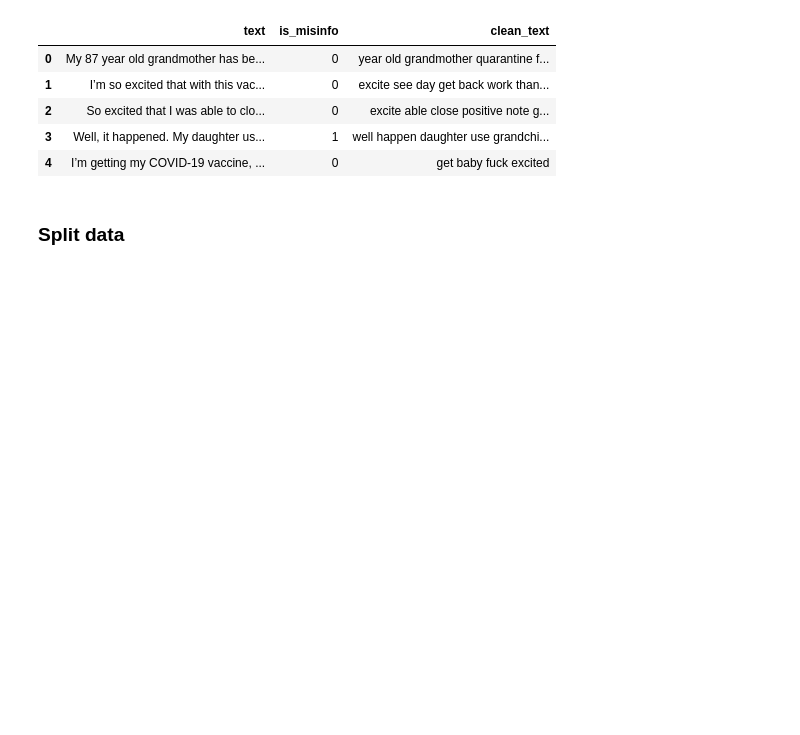
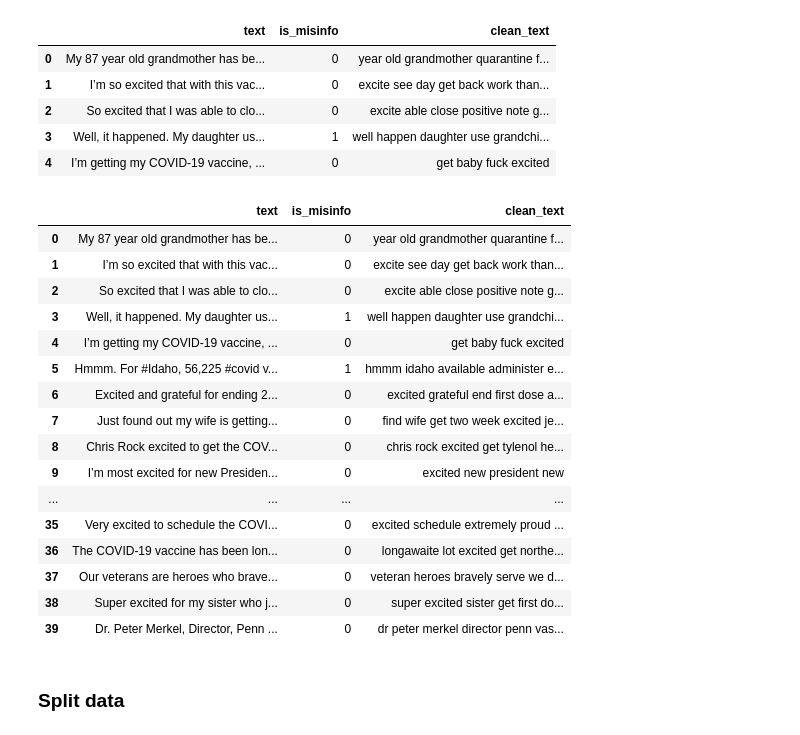
Before and after one commit to seannjk/portfolio_seanng, a Jupyter notebook: capstone/notebooks/2_Baseline Model .ipynb, the cells around one changed output. Saved outputs shown, nothing was run; the diff lists cells and outputs as text; code cells hidden in the pictures; blank space fills up the shorter version.

```diff
--- a/capstone/notebooks/2_Baseline Model .ipynb
+++ b/capstone/notebooks/2_Baseline Model .ipynb
@@ -156,6 +156,26 @@ df.head()
 | 2 | So excited that I was able to clo... | 0 | excite able close positive note g... |
 | 3 | Well, it happened. My daughter us... | 1 | well happen daughter use grandchi... |
 | 4 | I’m getting my COVID-19 vaccine, ... | 0 | get baby fuck excited |
+# %%
+df.head(40)
+# %% [output]
+|  | text | is_misinfo | clean_text |
+| 0 | My 87 year old grandmother has be... | 0 | year old grandmother quarantine f... |
+| 1 | I’m so excited that with this vac... | 0 | excite see day get back work than... |
+| 2 | So excited that I was able to clo... | 0 | excite able close positive note g... |
+| 3 | Well, it happened. My daughter us... | 1 | well happen daughter use grandchi... |
+| 4 | I’m getting my COVID-19 vaccine, ... | 0 | get baby fuck excited |
+| 5 | Hmmm. For #Idaho, 56,225 #covid v... | 1 | hmmm idaho available administer e... |
+| 6 | Excited and grateful for ending 2... | 0 | excited grateful end first dose a... |
+| 7 | Just found out my wife is getting... | 0 | find wife get two week excited je... |
+| 8 | Chris Rock excited to get the COV... | 0 | chris rock excited get tylenol he... |
+| 9 | I’m most excited for new Presiden... | 0 | excited new president new |
+| ... | ... | ... | ... |
+| 35 | Very excited to schedule the COVI... | 0 | excited schedule extremely proud ... |
+| 36 | The COVID-19 vaccine has been lon... | 0 | longawaite lot excited get northe... |
+| 37 | Our veterans are heroes who brave... | 0 | veteran heroes bravely serve we d... |
+| 38 | Super excited for my sister who j... | 0 | super excited sister get first do... |
+| 39 | Dr. Peter Merkel, Director, Penn ... | 0 | dr peter merkel director penn vas... |
 # %% [markdown]
 ### Split data
 # %%
```
Also changed, not shown: parts of 2 cells of this notebook, 6 other files.
